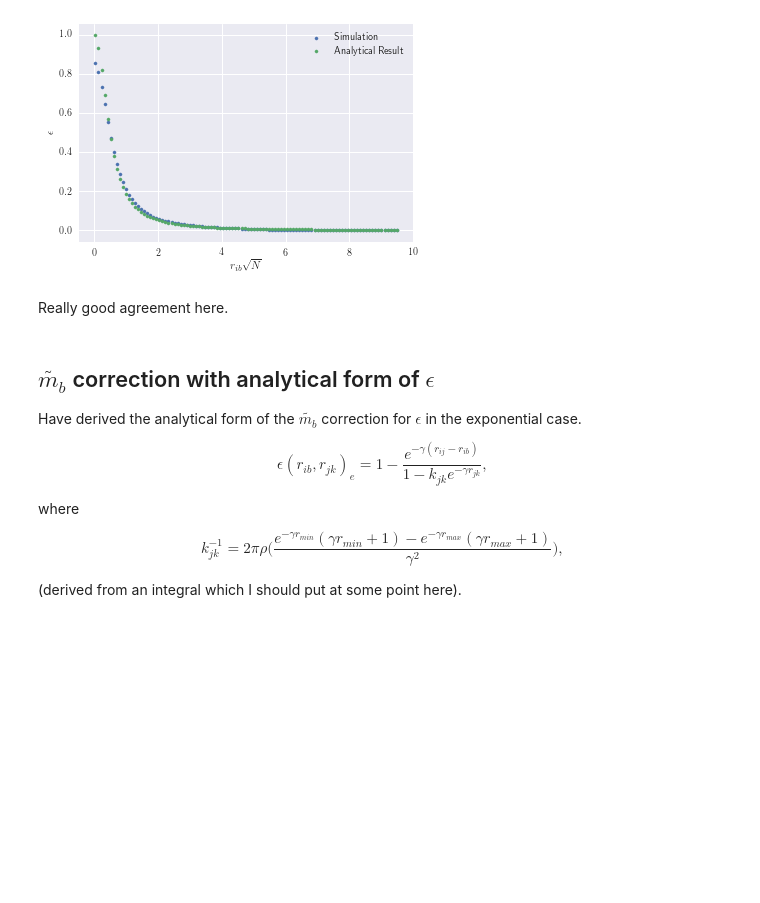
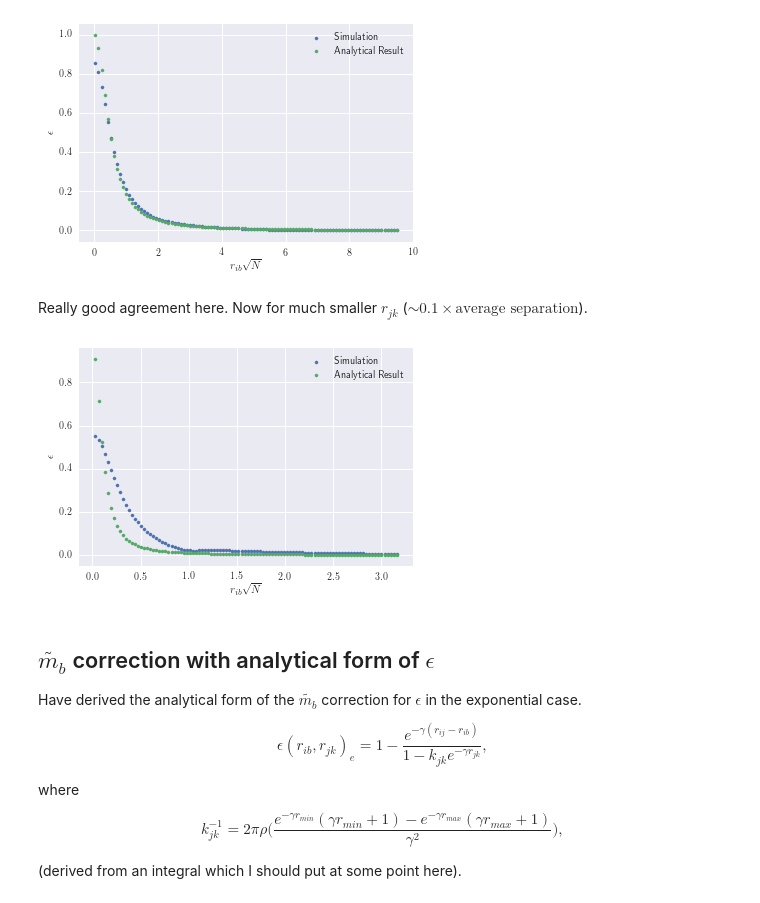
Before and after one commit to jbremz/human_mob, a Jupyter notebook: Notebooks/JB Log/Week 6 - 13.11.17.ipynb, the cells around one changed output. Saved outputs shown, nothing was run; the diff lists cells and outputs as text; code cells hidden in the pictures; blank space fills up the shorter version.

```diff
--- a/Notebooks/JB Log/Week 6 - 13.11.17.ipynb
+++ b/Notebooks/JB Log/Week 6 - 13.11.17.ipynb
@@ -59,8 +59,12 @@ epsChangeY(0.001,0.04, 0.4, 100, 1000, gamma=2, exp=False, ib=True, analytical=T
 epsChangeX(0.001,0.3, 0.03, 100, 1000, gamma=2, exp=False, ib=True, analytical=True)
 # %% [output]
 [figure]
-# %% [markdown]
-Really good agreement here.
+# %% [markdown]
+Really good agreement here. Now for much smaller $r_{jk}$ ($\sim 0.1 \times \text{average separation}$).
+# %%
+epsChangeX(0.001,0.1, 0.00632, 100, 1000, gamma=2, exp=False, ib=True, analytical=True)
+# %% [output]
+[figure, added]
 # %% [markdown]
 ## $\tilde{m_b}$ correction with analytical form of $\epsilon$
 
```
Also changed, not shown: 3 other files.
